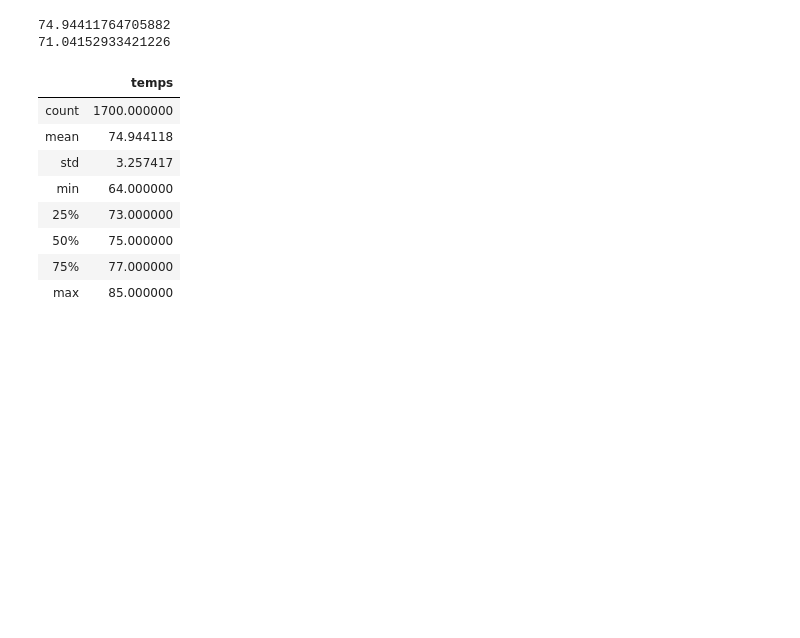
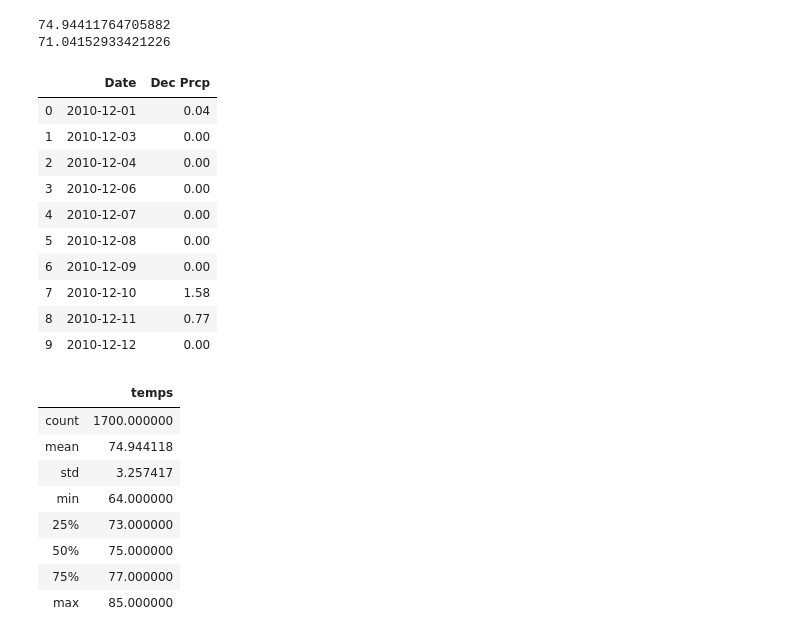
Before and after one commit to RudyR32/surfs_up, a Jupyter notebook: climate_analysis.ipynb, the cells around one changed output. Cells and saved outputs as stored; diff of their text form; code cells hidden in the pictures; blank space fills up the shorter version.

```diff
--- a/climate_analysis.ipynb
+++ b/climate_analysis.ipynb
@@ -173,4 +182,27 @@ print(np.mean(dec_temps_list))
 # %% [output]
 74.94411764705882
 71.04152933421226
+# %%
+# June and December Rain Data
+june_rain = session.query(Measurement.date, Measurement.prcp).\
+filter(Measurement.date.contains("-06-")).all()
+june_rain_df = pd.DataFrame(june_rain, columns = ["Date", "June Prcp"])
+june_rain_df.head(10)
+
+dec_rain = session.query(Measurement.date, Measurement.prcp).\
+filter(Measurement.date.contains("-12-")).all()
+dec_rain_df = pd.DataFrame(dec_rain, columns = ["Date", "Dec Prcp"])
+dec_rain_df.head(10)
+# %% [output]
+|  | Date | Dec Prcp |
+| 0 | 2010-12-01 | 0.04 |
+| 1 | 2010-12-03 | 0.00 |
+| 2 | 2010-12-04 | 0.00 |
+| 3 | 2010-12-06 | 0.00 |
+| 4 | 2010-12-07 | 0.00 |
+| 5 | 2010-12-08 | 0.00 |
+| 6 | 2010-12-09 | 0.00 |
+| 7 | 2010-12-10 | 1.58 |
+| 8 | 2010-12-11 | 0.77 |
+| 9 | 2010-12-12 | 0.00 |
 # %%
```
Also changed, not shown: parts of 6 cells of this notebook.
